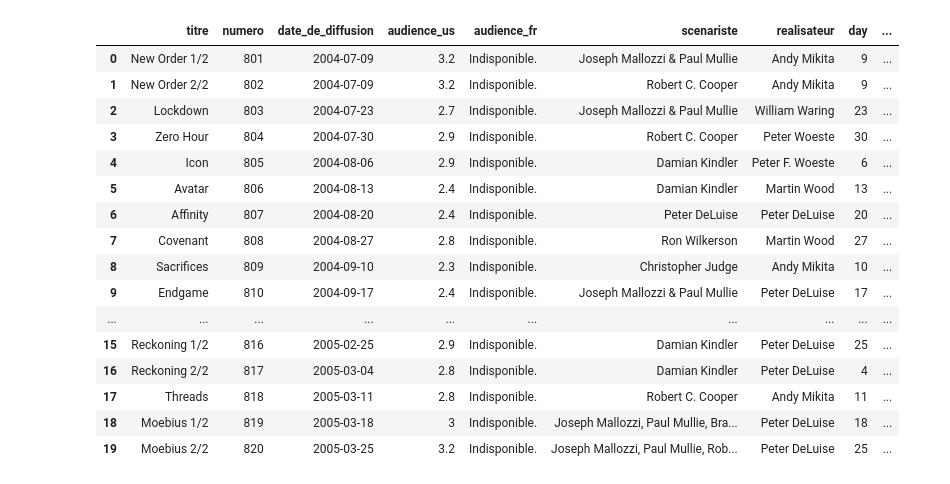
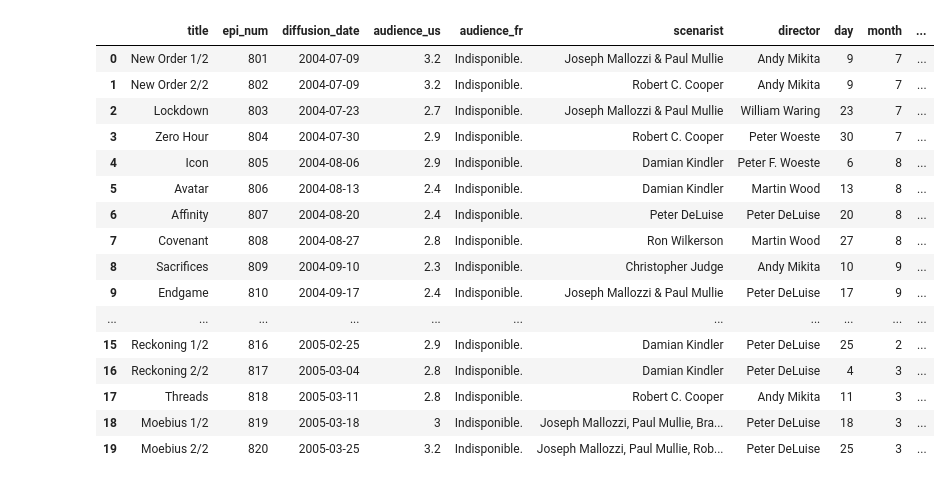
Before and after one commit to macdye/scrapping_data, a Jupyter notebook: scraping/S08_SG1.ipynb, the cells around one changed output. Cells and saved outputs as stored; diff of their text form; code cells hidden in the pictures.

```diff
--- a/scraping/Untitled.ipynb
+++ b/scraping/S08_SG1.ipynb
@@ -50,7 +49,7 @@ df_S08_SG1
 # %%
 df_S08_SG1['audience_us'] = df_S08_SG1['audience_us'].apply(lambda x: x.replace(' millions', ''))
 df_S08_SG1['audience_us'] = df_S08_SG1['audience_us'].apply(lambda x: x.replace(',', '.'))
-df_S08_SG1['date_de_diffusion'] = df_S08_SG1['date_de_diffusion'].apply(lambda x: x.replace('\n', ''))
+df_S08_SG1['diffusion_date'] = df_S08_SG1['diffusion_date'].apply(lambda x: x.replace('\n', ''))
 df_S08_SG1.astype({'audience_us':'float'})
 df_S08_SG1
 # %% [output]
@@ -86,9 +85,9 @@ month_list = {
     'novembre' : 11,
     'décembre' : 12}
 
-df_S08_SG1['day'] = df_S08_SG1['date_de_diffusion'].apply(lambda x: x.split(' ')[0])
-df_S08_SG1['month'] = df_S08_SG1['date_de_diffusion'].apply(lambda x: x.split(' ')[1]).map(month_list)
-df_S08_SG1['year'] = df_S08_SG1['date_de_diffusion'].apply(lambda x: x.split(' ')[2])
+df_S08_SG1['day'] = df_S08_SG1['diffusion_date'].apply(lambda x: x.split(' ')[0])
+df_S08_SG1['month'] = df_S08_SG1['diffusion_date'].apply(lambda x: x.split(' ')[1]).map(month_list)
+df_S08_SG1['year'] = df_S08_SG1['diffusion_date'].apply(lambda x: x.split(' ')[2])
 
 df_S08_SG1
 # %% [output]
@@ -112,24 +111,24 @@ df_S08_SG1
 # %%
-df_S08_SG1['date_de_diffusion'] = pd.to_datetime(df_S08_SG1[['year', 'month', 'day']])
+df_S08_SG1['diffusion_date'] = pd.to_datetime(df_S08_SG1[['year', 'month', 'day']])
 df_S08_SG1
 # %% [output]
-|  | titre | numero | date_de_diffusion | audience_us | audience_fr | scenariste | realisateur | day | ... |
-| 0 | New Order 1/2 | 801 | 2004-07-09 | 3.2 | Indisponible. | Joseph Mallozzi & Paul Mullie | Andy Mikita | 9 | ... |
-| 1 | New Order 2/2 | 802 | 2004-07-09 | 3.2 | Indisponible. | Robert C. Cooper | Andy Mikita | 9 | ... |
-| 2 | Lockdown | 803 | 2004-07-23 | 2.7 | Indisponible. | Joseph Mallozzi & Paul Mullie | William Waring | 23 | ... |
-| 3 | Zero Hour | 804 | 2004-07-30 | 2.9 | Indisponible. | Robert C. Cooper | Peter Woeste | 30 | ... |
-| 4 | Icon | 805 | 2004-08-06 | 2.9 | Indisponible. | Damian Kindler | Peter F. Woeste | 6 | ... |
-| 5 | Avatar | 806 | 2004-08-13 | 2.4 | Indisponible. | Damian Kindler | Martin Wood | 13 | ... |
-| 6 | Affinity | 807 | 2004-08-20 | 2.4 | Indisponible. | Peter DeLuise | Peter DeLuise | 20 | ... |
-| 7 | Covenant | 808 | 2004-08-27 | 2.8 | Indisponible. | Ron Wilkerson | Martin Wood | 27 | ... |
-| 8 | Sacrifices | 809 | 2004-09-10 | 2.3 | Indisponible. | Christopher Judge | Andy Mikita | 10 | ... |
-| 9 | Endgame | 810 | 2004-09-17 | 2.4 | Indisponible. | Joseph Mallozzi & Paul Mullie | Peter DeLuise | 17 | ... |
-| ... | ... | ... | ... | ... | ... | ... | ... | ... | ... |
-| 15 | Reckoning 1/2 | 816 | 2005-02-25 | 2.9 | Indisponible. | Damian Kindler | Peter DeLuise | 25 | ... |
-| 16 | Reckoning 2/2 | 817 | 2005-03-04 | 2.8 | Indisponible. | Damian Kindler | Peter DeLuise | 4 | ... |
-| 17 | Threads | 818 | 2005-03-11 | 2.8 | Indisponible. | Robert C. Cooper | Andy Mikita | 11 | ... |
-| 18 | Moebius 1/2 | 819 | 2005-03-18 | 3 | Indisponible. | Joseph Mallozzi, Paul Mullie, Bra... | Peter DeLuise | 18 | ... |
-| 19 | Moebius 2/2 | 820 | 2005-03-25 | 3.2 | Indisponible. | Joseph Mallozzi, Paul Mullie, Rob... | Peter DeLuise | 25 | ... |
+|  | title | epi_num | diffusion_date | audience_us | audience_fr | scenarist | director | day | month | ... |
+| 0 | New Order 1/2 | 801 | 2004-07-09 | 3.2 | Indisponible. | Joseph Mallozzi & Paul Mullie | Andy Mikita | 9 | 7 | ... |
+| 1 | New Order 2/2 | 802 | 2004-07-09 | 3.2 | Indisponible. | Robert C. Cooper | Andy Mikita | 9 | 7 | ... |
+| 2 | Lockdown | 803 | 2004-07-23 | 2.7 | Indisponible. | Joseph Mallozzi & Paul Mullie | William Waring | 23 | 7 | ... |
+| 3 | Zero Hour | 804 | 2004-07-30 | 2.9 | Indisponible. | Robert C. Cooper | Peter Woeste | 30 | 7 | ... |
+| 4 | Icon | 805 | 2004-08-06 | 2.9 | Indisponible. | Damian Kindler | Peter F. Woeste | 6 | 8 | ... |
+| 5 | Avatar | 806 | 2004-08-13 | 2.4 | Indisponible. | Damian Kindler | Martin Wood | 13 | 8 | ... |
+| 6 | Affinity | 807 | 2004-08-20 | 2.4 | Indisponible. | Peter DeLuise | Peter DeLuise | 20 | 8 | ... |
+| 7 | Covenant | 808 | 2004-08-27 | 2.8 | Indisponible. | Ron Wilkerson | Martin Wood | 27 | 8 | ... |
+| 8 | Sacrifices | 809 | 2004-09-10 | 2.3 | Indisponible. | Christopher Judge | Andy Mikita | 10 | 9 | ... |
+| 9 | Endgame | 810 | 2004-09-17 | 2.4 | Indisponible. | Joseph Mallozzi & Paul Mullie | Peter DeLuise | 17 | 9 | ... |
+| ... | ... | ... | ... | ... | ... | ... | ... | ... | ... | ... |
+| 15 | Reckoning 1/2 | 816 | 2005-02-25 | 2.9 | Indisponible. | Damian Kindler | Peter DeLuise | 25 | 2 | ... |
+| 16 | Reckoning 2/2 | 817 | 2005-03-04 | 2.8 | Indisponible. | Damian Kindler | Peter DeLuise | 4 | 3 | ... |
+| 17 | Threads | 818 | 2005-03-11 | 2.8 | Indisponible. | Robert C. Cooper | Andy Mikita | 11 | 3 | ... |
+| 18 | Moebius 1/2 | 819 | 2005-03-18 | 3 | Indisponible. | Joseph Mallozzi, Paul Mullie, Bra... | Peter DeLuise | 18 | 3 | ... |
+| 19 | Moebius 2/2 | 820 | 2005-03-25 | 3.2 | Indisponible. | Joseph Mallozzi, Paul Mullie, Rob... | Peter DeLuise | 25 | 3 | ... |
 # %%
 df_S08_SG1.insert(0,'serie', 'Stargate SG1')
 df_S08_SG1
```
Also changed, not shown: parts of 6 cells of this notebook, 3 other files.
